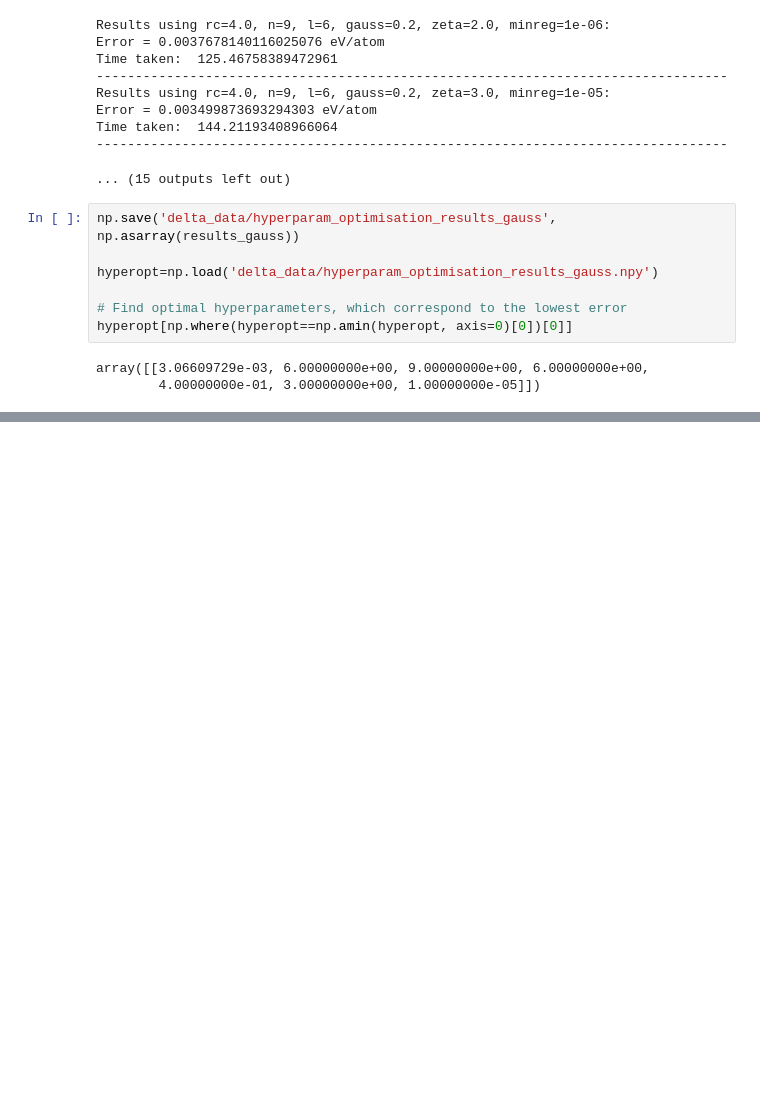
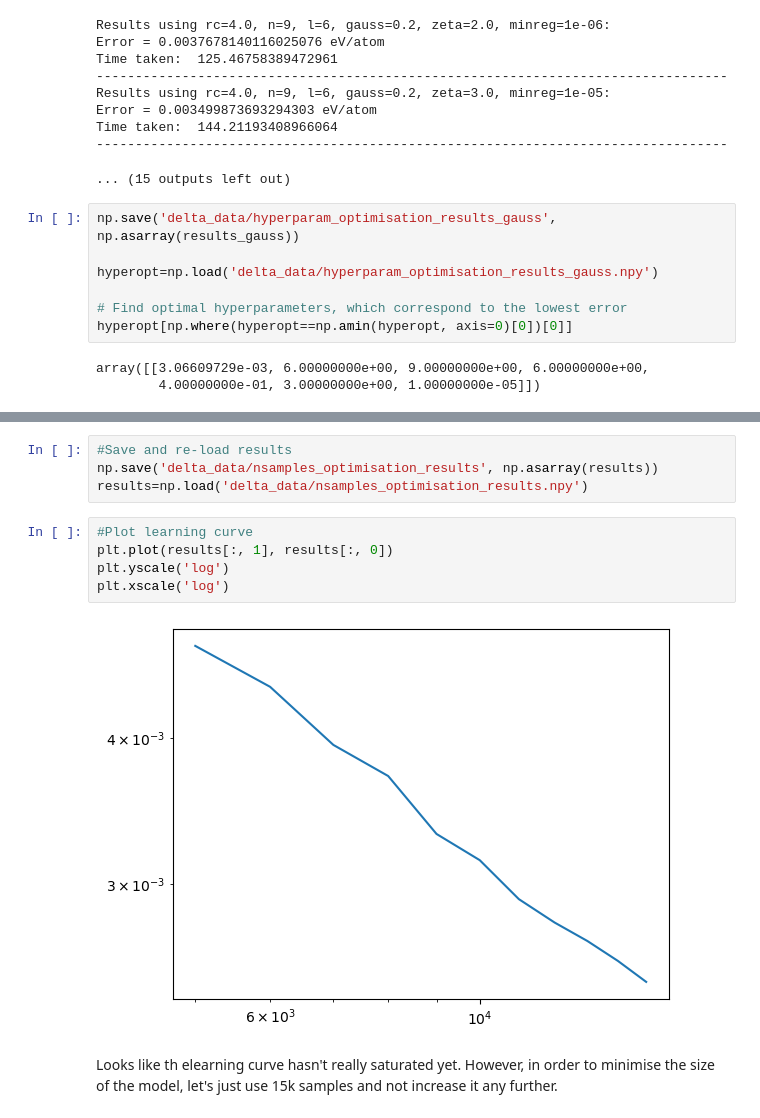
Before and after one commit to victorprincipe/genpot, a Jupyter notebook: delta_general.ipynb, the cells around one changed output, grey strips where cells are left out. Drawn from its saved outputs; the diff is of its cells as text; blank space fills up the shorter version.

```diff
--- a/delta_general.ipynb
+++ b/delta_general.ipynb
@@ -674,0 +844,13 @@ array([[3.06609729e-03, 6.00000000e+00, 9.00000000e+00, 6.00000000e+00,
+# %%
+#Save and re-load results
+np.save('delta_data/nsamples_optimisation_results', np.asarray(results))
+results=np.load('delta_data/nsamples_optimisation_results.npy')
+# %%
+#Plot learning curve
+plt.plot(results[:, 1], results[:, 0])
+plt.yscale('log')
+plt.xscale('log')
+# %% [output]
+[figure, added]
+# %% [markdown]
+Looks like th elearning curve hasn't really saturated yet. However, in order to minimise the size of the model, let's just use 15k samples and not increase it any further.
```
Also changed, not shown: parts of 24 cells of this notebook, 1 other file.
